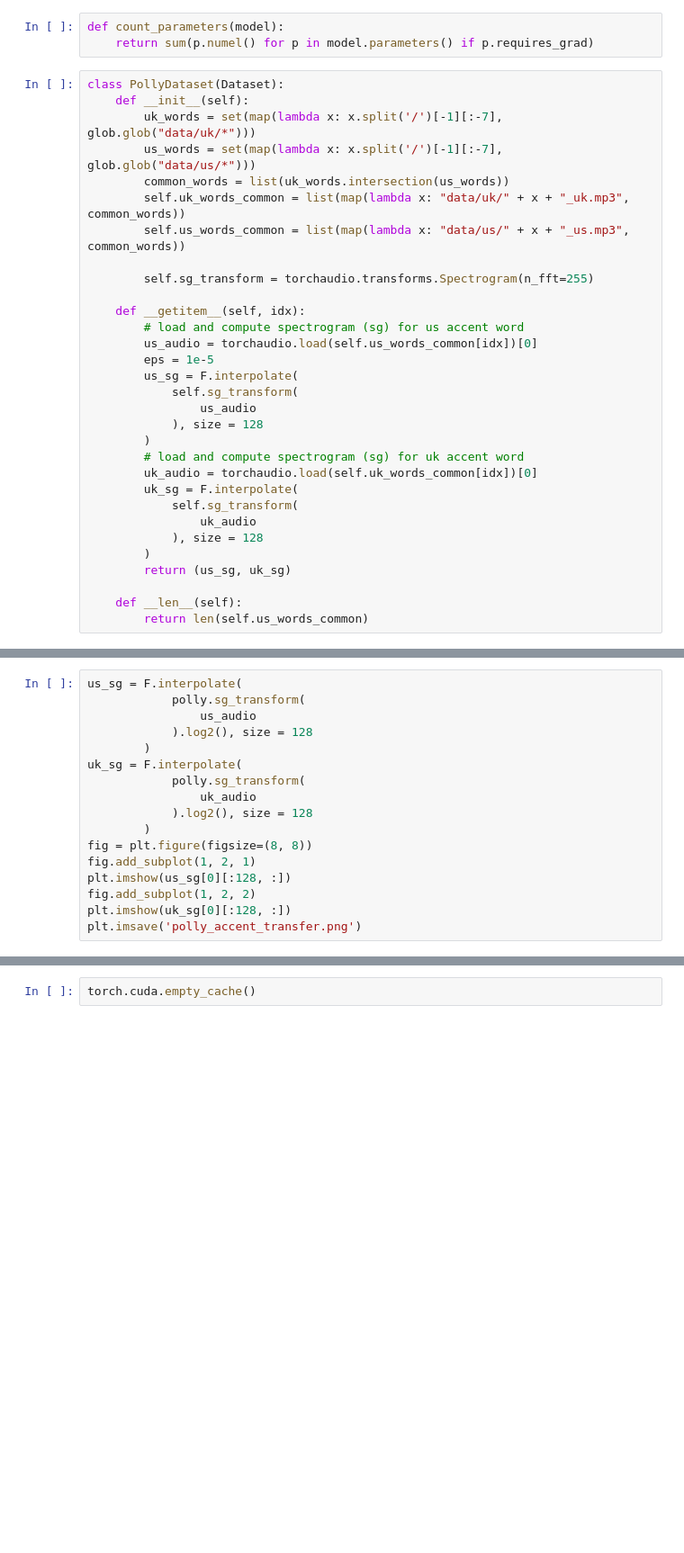
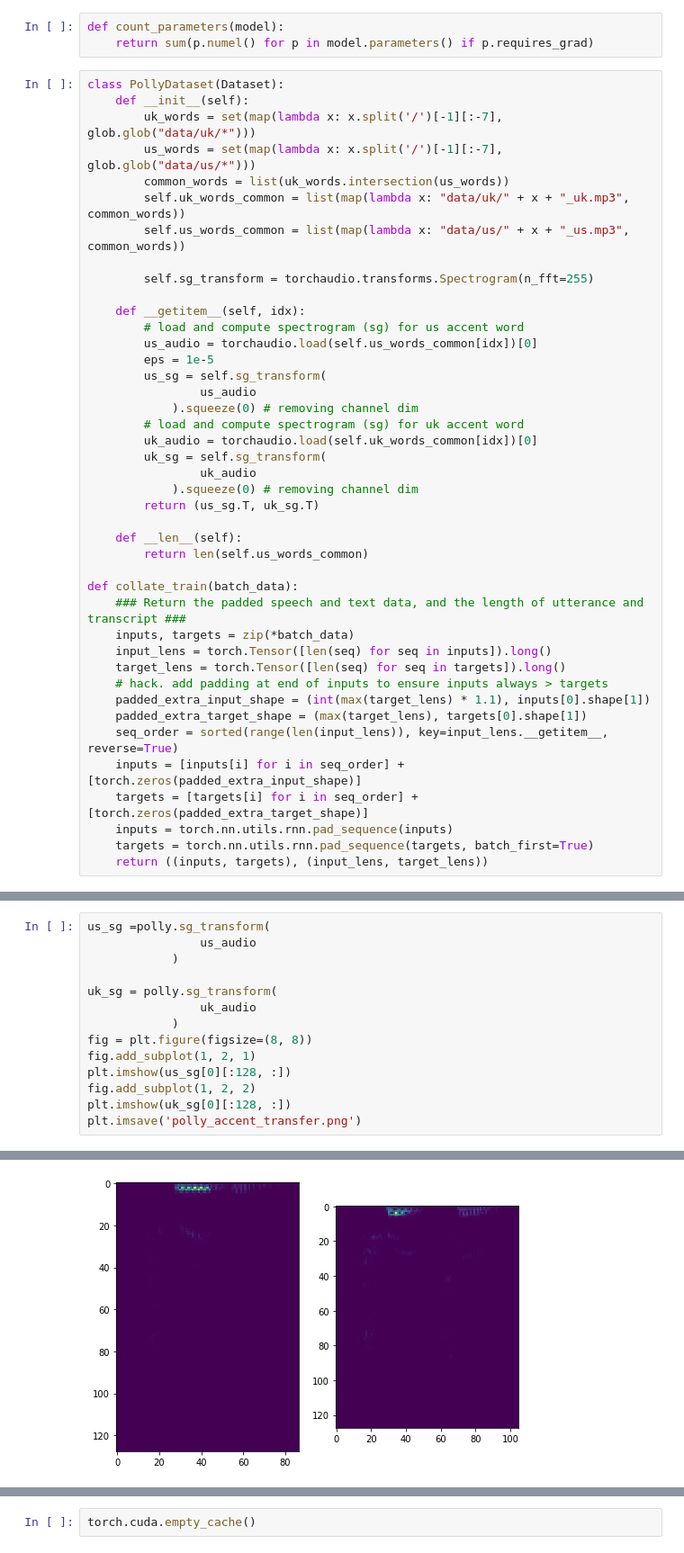
Before and after one commit to bhaprayan/unbabel, a Jupyter notebook: e2e/project_exploration.ipynb, the cells around one changed output, grey strips where cells are left out. Shown at 90% size. Drawn from its saved outputs; the diff is of its cells as text; blank space fills up the shorter version.

```diff
--- a/e2e/project_exploration.ipynb
+++ b/e2e/project_exploration.ipynb
@@ -49,22 +94,33 @@ class PollyDataset(Dataset):
         # load and compute spectrogram (sg) for us accent word
         us_audio = torchaudio.load(self.us_words_common[idx])[0]
         eps = 1e-5
-        us_sg = F.interpolate(
-            self.sg_transform(
+        us_sg = self.sg_transform(
                 us_audio
-            ), size = 128
-        )
+            ).squeeze(0) # removing channel dim
         # load and compute spectrogram (sg) for uk accent word
         uk_audio = torchaudio.load(self.uk_words_common[idx])[0]
-        uk_sg = F.interpolate(
-            self.sg_transform(
+        uk_sg = self.sg_transform(
                 uk_audio
-            ), size = 128
-        )
-        return (us_sg, uk_sg)
+            ).squeeze(0) # removing channel dim
+        return (us_sg.T, uk_sg.T)
 
     def __len__(self):
         return len(self.us_words_common)
+
+def collate_train(batch_data):
+    ### Return the padded speech and text data, and the length of utterance and transcript ###
+    inputs, targets = zip(*batch_data)
+    input_lens = torch.Tensor([len(seq) for seq in inputs]).long()
+    target_lens = torch.Tensor([len(seq) for seq in targets]).long()
+    # hack. add padding at end of inputs to ensure inputs always > targets
+    padded_extra_input_shape = (int(max(target_lens) * 1.1), inputs[0].shape[1])
+    padded_extra_target_shape = (max(target_lens), targets[0].shape[1])
+    seq_order = sorted(range(len(input_lens)), key=input_lens.__getitem__, reverse=True)
+    inputs = [inputs[i] for i in seq_order] + [torch.zeros(padded_extra_input_shape)]
+    targets = [targets[i] for i in seq_order] + [torch.zeros(padded_extra_target_shape)]
+    inputs = torch.nn.utils.rnn.pad_sequence(inputs)
+    targets = torch.nn.utils.rnn.pad_sequence(targets, batch_first=True)
+    return ((inputs, targets), (input_lens, target_lens))
 # %%
 polly = PollyDataset()
 batch_size = 64
@@ -88,17 +154,15 @@ IPython.display.Audio(us_audio.numpy(), rate=rate)
 # %%
-us_sg = F.interpolate(
-            polly.sg_transform(
+us_sg =polly.sg_transform(
                 us_audio
-            ).log2(), size = 128
-        )
-uk_sg = F.interpolate(
-            polly.sg_transform(
+            )
+
+uk_sg = polly.sg_transform(
                 uk_audio
-            ).log2(), size = 128
-        )
+            )
 fig = plt.figure(figsize=(8, 8))
 fig.add_subplot(1, 2, 1)
 plt.imshow(us_sg[0][:128, :])
 fig.add_subplot(1, 2, 2)
 plt.imshow(uk_sg[0][:128, :])
 plt.imsave('polly_accent_transfer.png')
+# %% [output]
@@ -104,0 +170 @@ plt.imsave('polly_accent_transfer.png')
+[figure, added]
```
Also changed, not shown: parts of 15 cells of this notebook, 46 other files.
